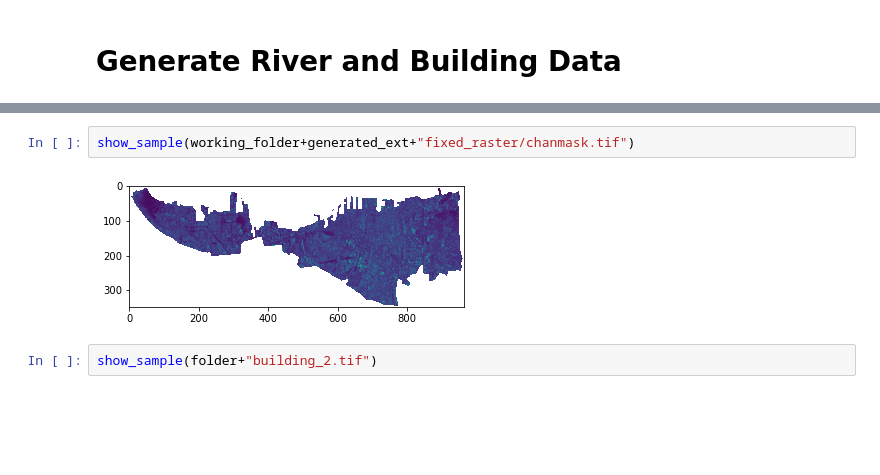
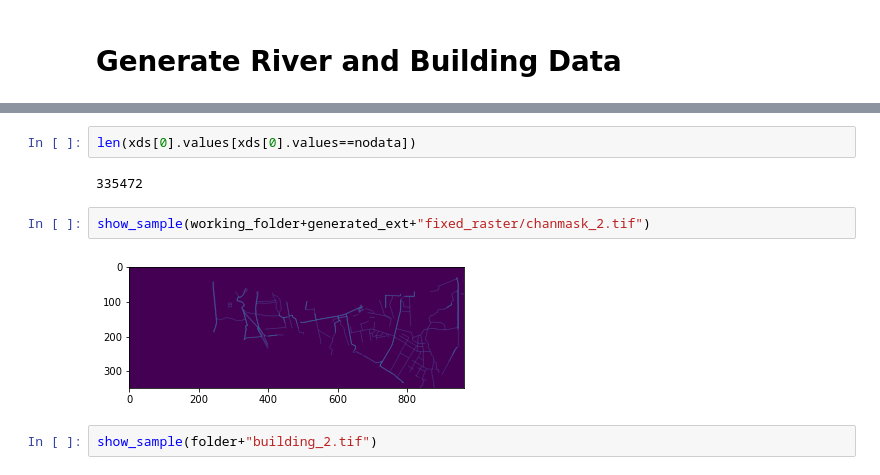
Before and after one commit to joshlam123/disaster_preprocessing, a Jupyter notebook: example_1/All Preprocessing.ipynb, the cells around one changed output, grey strips where cells are left out. Drawn from its saved outputs; the diff is of its cells as text; blank space fills up the shorter version.

Commit message:
adding river raster fixes

```diff
--- a/example_1/All Preprocessing.ipynb
+++ b/example_1/All Preprocessing.ipynb
@@ -426,10 +469,14 @@ xds, crs, nodata, bounds, width, height, transform
  348,
  Affine(0.00026994924954108627, 0.0, 106.5,
         0.0, -0.00026994924954108627, -6.0))
+# %%
+len(xds[0].values[xds[0].values==nodata])
+# %% [output]
+335472
 # %%
-show_sample(working_folder+generated_ext+"fixed_raster/chanmask.tif")
+show_sample(working_folder+generated_ext+"fixed_raster/chanmask_2.tif")
 # %% [output]
-[figure, old version]
+[figure, new version]
 # %%
 show_sample(folder+"building_2.tif")
 # %%
```
Also changed, not shown: parts of 2 cells of this notebook, 5 other files.
